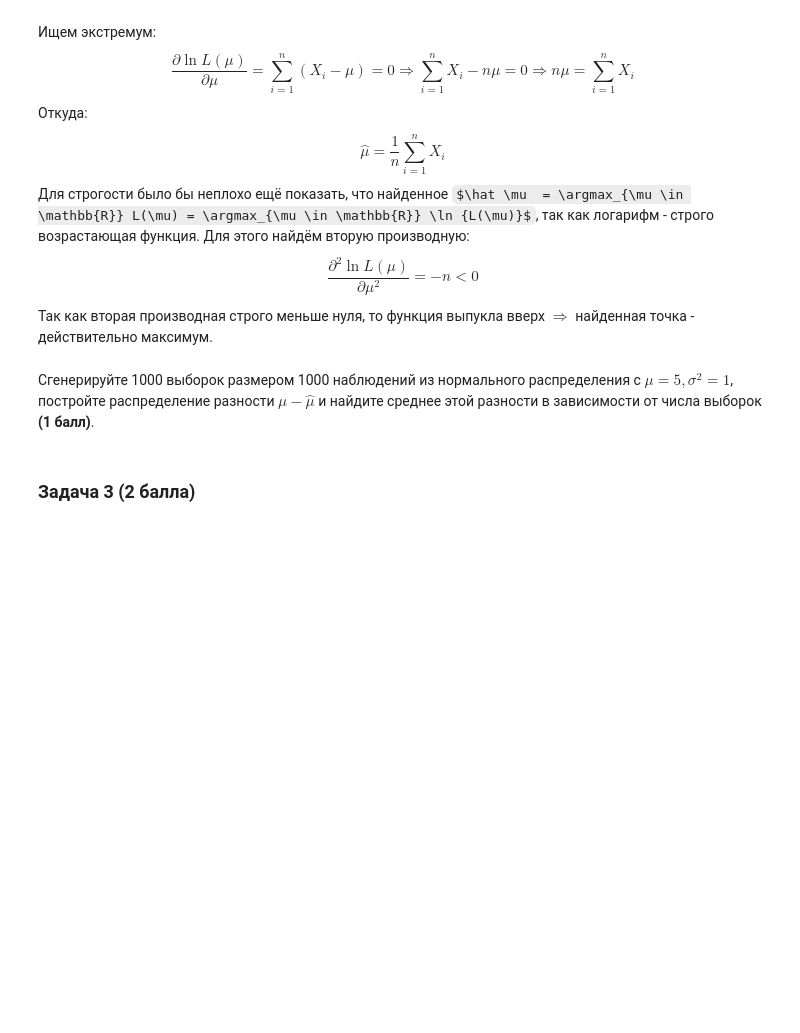
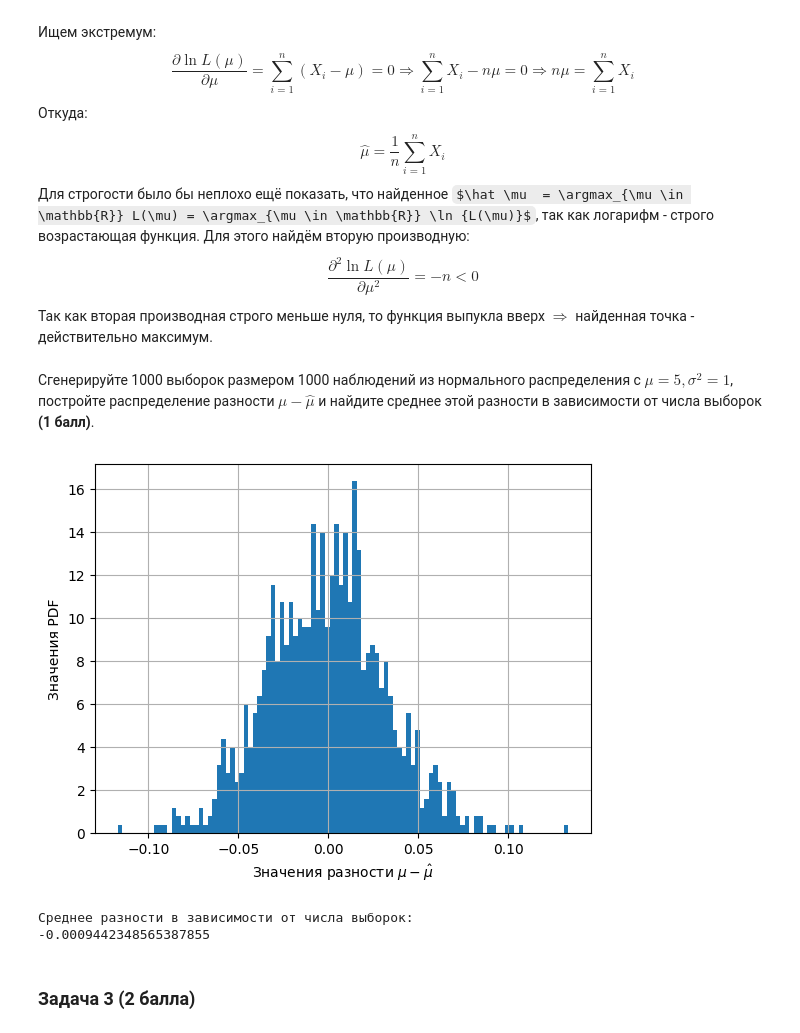
Before and after one commit to OVvvERLORD/tbank_risk_intensive, a Jupyter notebook: tbank_risk_hw1_bartia.ipynb, the cells around one changed output. Saved outputs shown, nothing was run; the diff lists cells and outputs as text; code cells hidden in the pictures; some formulas as TeX source; blank space fills up the shorter version.

```diff
--- a/tbank_risk_hw1_bartia.ipynb
+++ b/tbank_risk_hw1_bartia.ipynb
@@ -116,3 +114,27 @@ $$
+# %%
+# Место для вашего кода и картинок
+sample_arr = []
+mu = 5
+
+for i in tqdm(range(1000)):
+    sample_arr.append(sps.norm(loc = mu, scale = 1).rvs(size = 1000))
+
+sample_arr = np.array(sample_arr)
+# %%
+sample_arr = mu - sample_arr.mean(axis=1)
+plt.hist(sample_arr, bins = 100, density=True)
+plt.ylabel("Значения PDF")
+plt.xlabel("Значения разности $\mu - \hat \mu$")
+plt.grid()
+plt.show()
+plt.show()
+# %% [output]
+[figure, added]
+# %%
+print(f"Среднее разности в зависимости от числа выборок:\n{sample_arr.mean()}")
+# %% [output]
+Среднее разности в зависимости от числа выборок:
+-0.0009442348565387855
 # %% [markdown]
 ### Задача 3 (2 балла)
 # %% [markdown]
```
Also changed, not shown: parts of 1 cell of this notebook.
